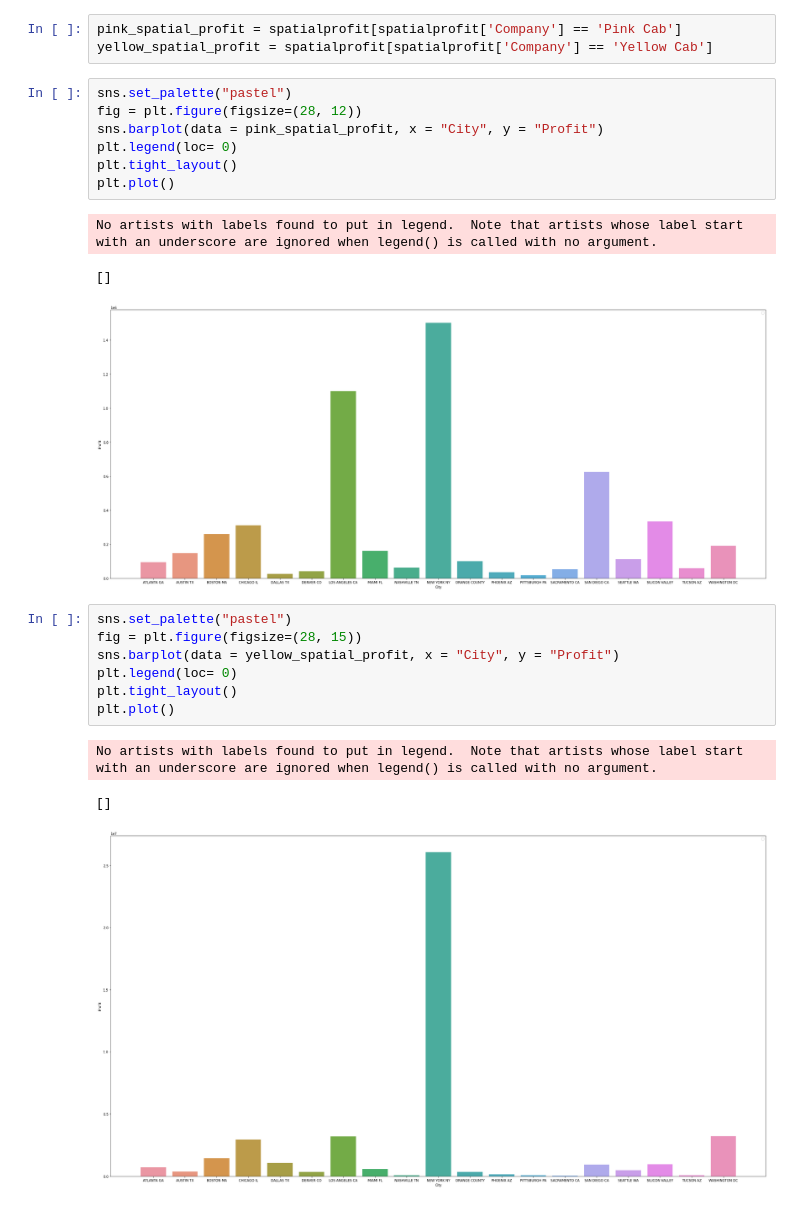
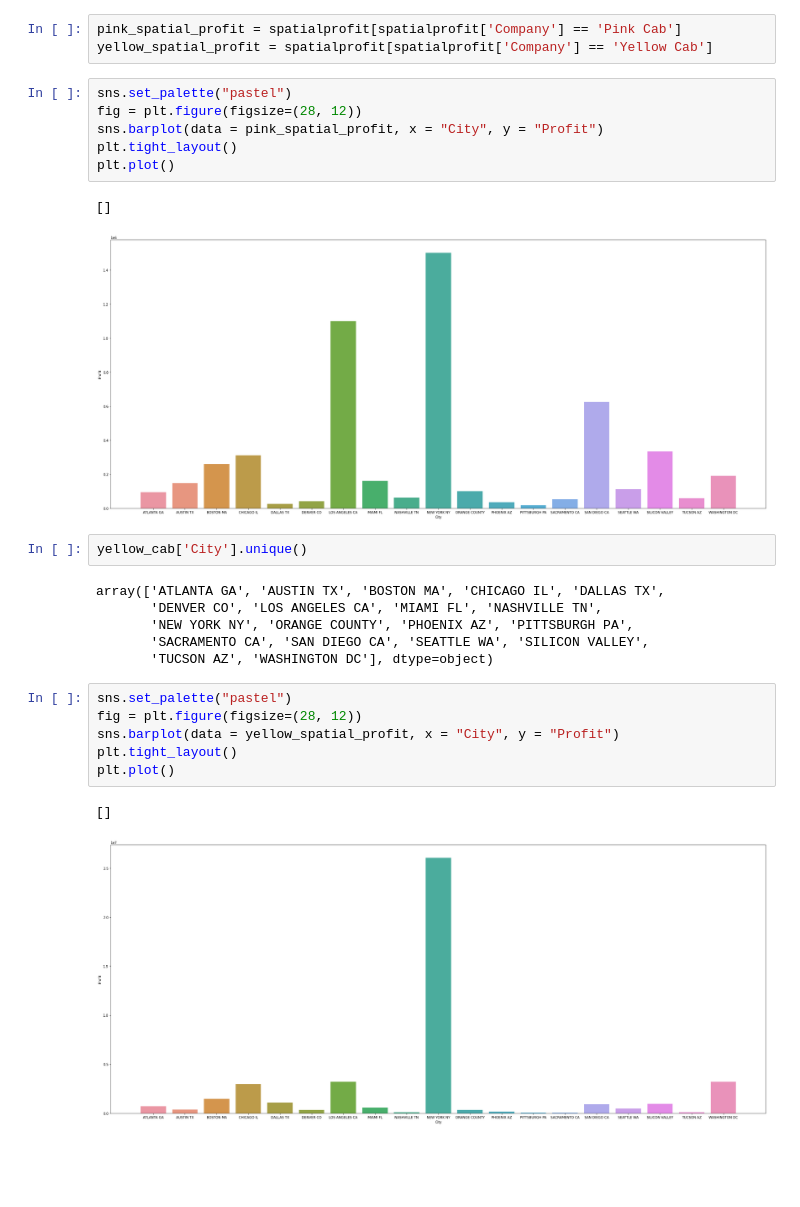
Before and after one commit to qngyn/DataGlacier, a Jupyter notebook: Week2/EDA.ipynb, the cells around one changed output. Saved outputs shown, nothing was run; the diff lists cells and outputs as text; blank space fills up the shorter version.

```diff
--- a/Week2/EDA.ipynb
+++ b/Week2/EDA.ipynb
@@ -384,21 +421,25 @@ yellow_spatial_profit = spatialprofit[spatialprofit['Company'] == 'Yellow Cab']
 sns.set_palette("pastel")
 fig = plt.figure(figsize=(28, 12))
 sns.barplot(data = pink_spatial_profit, x = "City", y = "Profit")
-plt.legend(loc= 0)
 plt.tight_layout()
 plt.plot()
 # %% [output]
-No artists with labels found to put in legend.  Note that artists whose label start with an underscore are ignored when legend() is called with no argument.
+[]
-[]
 [figure]
+# %%
+yellow_cab['City'].unique()
+# %% [output]
+array(['ATLANTA GA', 'AUSTIN TX', 'BOSTON MA', 'CHICAGO IL', 'DALLAS TX',
+       'DENVER CO', 'LOS ANGELES CA', 'MIAMI FL', 'NASHVILLE TN',
+       'NEW YORK NY', 'ORANGE COUNTY', 'PHOENIX AZ', 'PITTSBURGH PA',
+       'SACRAMENTO CA', 'SAN DIEGO CA', 'SEATTLE WA', 'SILICON VALLEY',
+       'TUCSON AZ', 'WASHINGTON DC'], dtype=object)
 # %%
 sns.set_palette("pastel")
-fig = plt.figure(figsize=(28, 15))
+fig = plt.figure(figsize=(28, 12))
 sns.barplot(data = yellow_spatial_profit, x = "City", y = "Profit")
-plt.legend(loc= 0)
 plt.tight_layout()
 plt.plot()
 # %% [output]
-No artists with labels found to put in legend.  Note that artists whose label start with an underscore are ignored when legend() is called with no argument.
+[]
-[]
-[figure, old version]
+[figure, new version]
```
Also changed, not shown: parts of 15 cells of this notebook, 13 other files.
